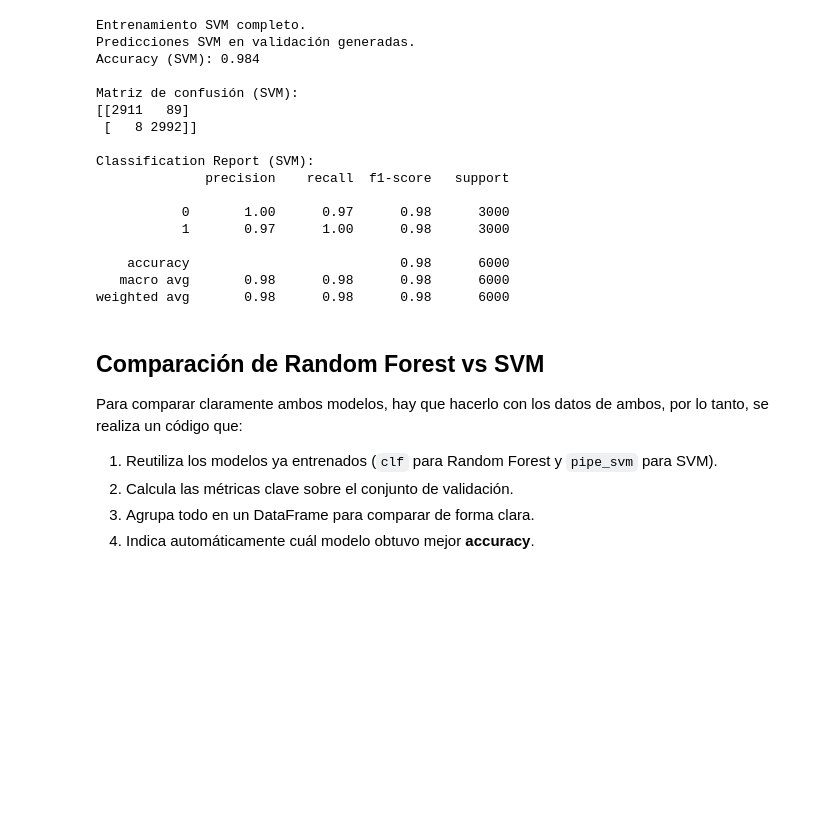
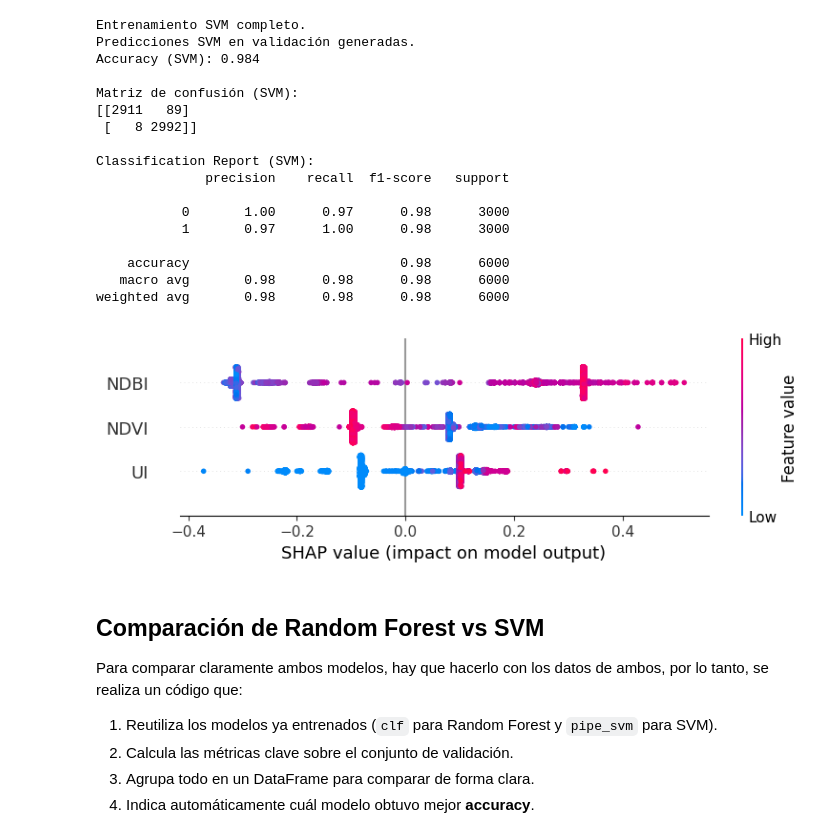
Before and after one commit to prm2419/Evaluacion_de_la_expansion_de_la_huella_urbana_en_La_Ceja_utilizando_aprendizaje_supervisado_y_teled, a Jupyter notebook: Code.ipynb, the cells around one changed output. Drawn from its saved outputs; the diff is of its cells as text; code cells hidden in the pictures; blank space fills up the shorter version.

```diff
--- a/Code.ipynb
+++ b/Code.ipynb
@@ -741,6 +751,16 @@ Classification Report (SVM):
     accuracy                           0.98      6000
    macro avg       0.98      0.98      0.98      6000
 weighted avg       0.98      0.98      0.98      6000
+# %%
+import shap
+
+explainer = shap.KernelExplainer(clf.predict, shap.sample(X_train, 100))
+shap_values = explainer.shap_values(X_val)
+
+# Resumen de importantes
+shap.summary_plot(shap_values, X_val, feature_names=['NDVI','NDBI','UI'])
+# %% [output]
+[figure, added]
 # %% [markdown]
 ## Comparación de Random Forest vs SVM
 
```
Also changed, not shown: parts of 2 cells of this notebook, 1 other file.
